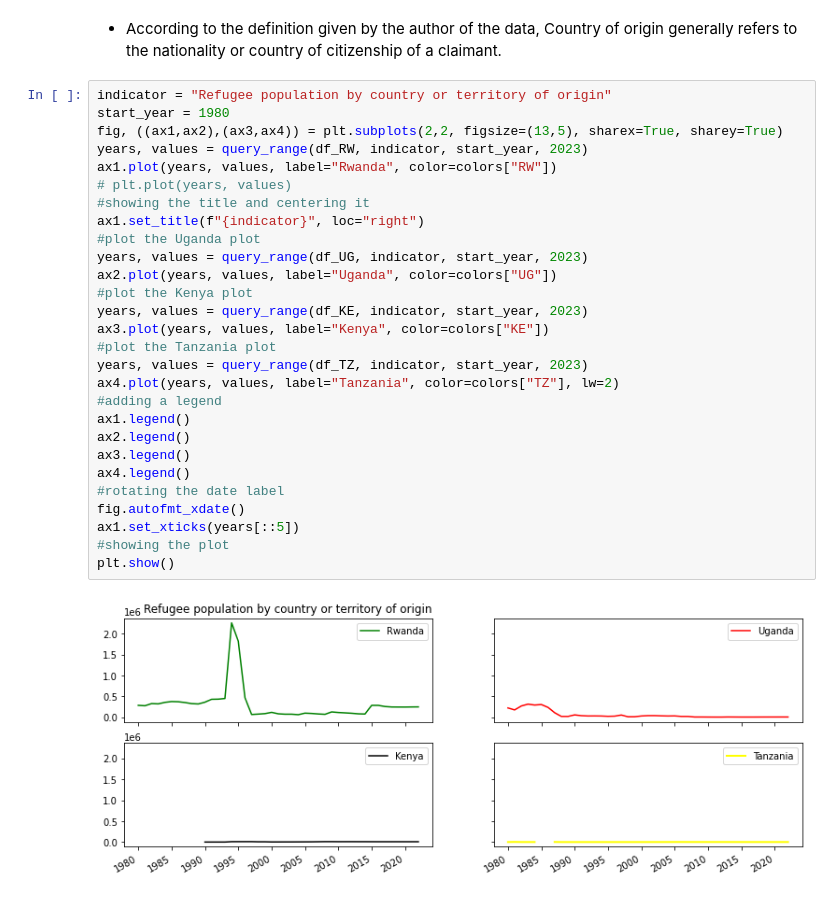
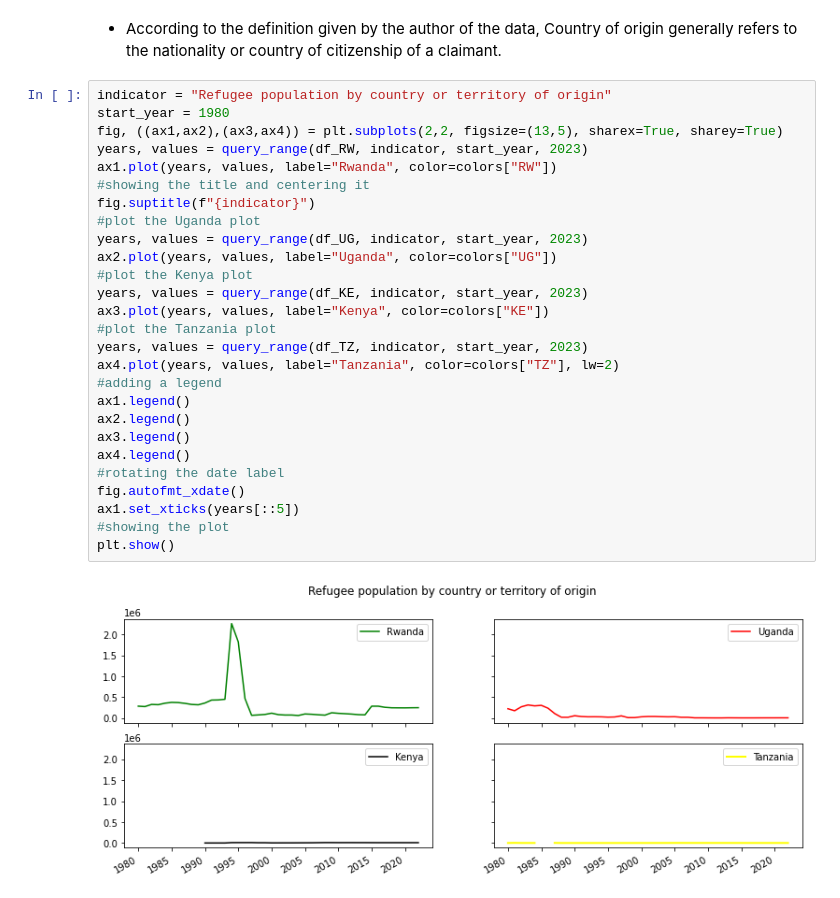
Before and after one commit to androbuz/EAC-Analysis, a Jupyter notebook: EAC Analysis.ipynb, the cells around one changed output. Saved outputs shown, nothing was run; the diff lists cells and outputs as text.

```diff
--- a/EAC Analysis.ipynb
+++ b/EAC Analysis.ipynb
@@ -352,30 +369,29 @@ plt.show()
 # %%
 indicator = "Refugee population by country or territory of origin"
 start_year = 1980
 fig, ((ax1,ax2),(ax3,ax4)) = plt.subplots(2,2, figsize=(13,5), sharex=True, sharey=True)
 years, values = query_range(df_RW, indicator, start_year, 2023)
 ax1.plot(years, values, label="Rwanda", color=colors["RW"])
-# plt.plot(years, values)
 #showing the title and centering it
-ax1.set_title(f"{indicator}", loc="right")
+fig.suptitle(f"{indicator}")
 #plot the Uganda plot
 years, values = query_range(df_UG, indicator, start_year, 2023)
 ax2.plot(years, values, label="Uganda", color=colors["UG"])
 #plot the Kenya plot
 years, values = query_range(df_KE, indicator, start_year, 2023)
 ax3.plot(years, values, label="Kenya", color=colors["KE"])
 #plot the Tanzania plot
 years, values = query_range(df_TZ, indicator, start_year, 2023)
 ax4.plot(years, values, label="Tanzania", color=colors["TZ"], lw=2)
 #adding a legend
 ax1.legend()
 ax2.legend()
 ax3.legend()
 ax4.legend()
 #rotating the date label
 fig.autofmt_xdate()
 ax1.set_xticks(years[::5])
 #showing the plot
 plt.show()
 # %% [output]
-[figure, old version]
+[figure, new version]
```
Also changed, not shown: parts of 25 cells of this notebook.
